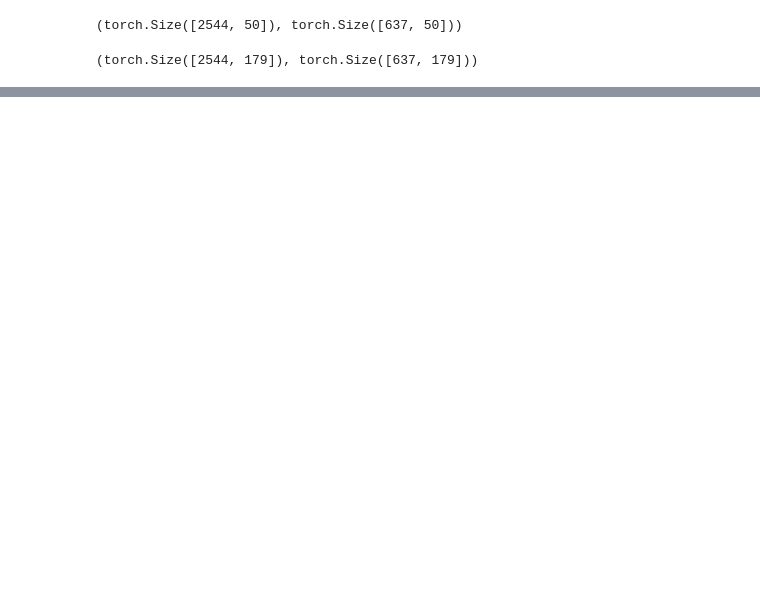
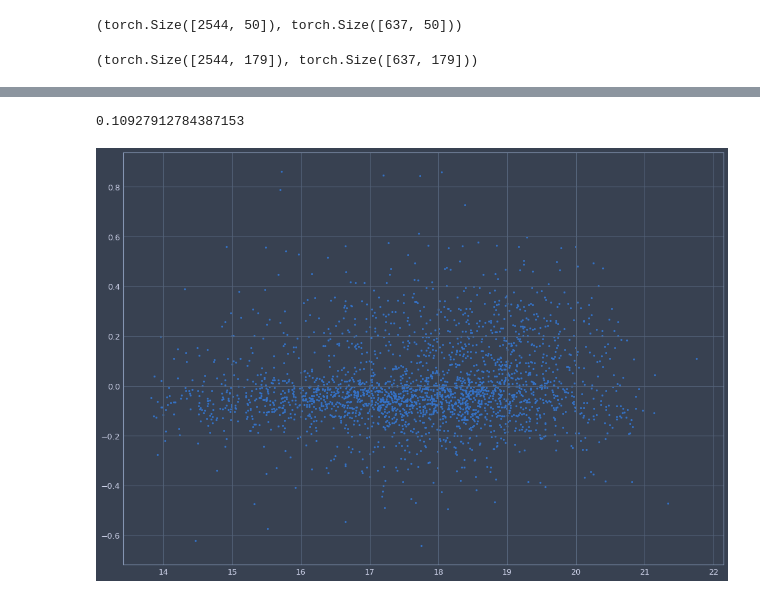
Before and after one commit to alex-medvedev-msc/FDS2020_Actors, a Jupyter notebook: query.ipynb, the cells around one changed output, grey strips where cells are left out. Saved outputs shown, nothing was run; the diff lists cells and outputs as text; code cells hidden in the pictures; blank space fills up the shorter version.

```diff
--- a/query.ipynb
+++ b/query.ipynb
@@ -407,9 +450,0 @@ Linear regression MSE: 1.9235, mean baseline mse: 1.9978
-# %%
-lr = LinearRegression()
-lr.fit(X_train.numpy(), y_train.numpy())
-y_pred = lr.predict(X_test.numpy())
-mse = mean_squared_error(y_test.numpy(), y_pred)
-
-y_mean = np.zeros(y_test.shape) + y_train.numpy().mean()
-mean_mse = mean_squared_error(y_test.numpy(), y_mean)
-print(f'Linear regression MSE: {mse:.4f}, mean baseline mse: {mean_mse:.4f}')
@@ -450,11 +450,0 @@ array([[2.111947 , 2.0980647, 2.2082143, 2.0721154, 2.107735 ],
-# %%
-from sklearn.linear_model import LassoCV
-
-lr = LassoCV(eps=1e-2)
-lr.fit(X_train.numpy(), y_train.numpy())
-y_pred = lr.predict(X_test.numpy())
-mse = mean_squared_error(y_test.numpy(), y_pred)
-
-y_mean = np.zeros(y_test.shape) + y_train.numpy().mean()
-mean_mse = mean_squared_error(y_test.numpy(), y_mean)
-print(f'Linear regression MSE: {mse:.4f}, mean baseline mse: {mean_mse:.4f}')
@@ -462,0 +648,10 @@ Linear regression MSE: 1.8263, mean baseline mse: 1.9978
+# %%
+y_train_dec = lr_dec.predict(reg_train.numpy())
+y_train_lr = lr.predict(X_train.numpy())
+
+movies = loader.data_train.loc[:, ['title_x']]
+movies.loc[:, 'log_revenue'] = y_train.numpy()
+movies.loc[:, 'dec_revenue'] = y_train_dec
+movies.loc[:, 'uncorrected_revenue'] = y_train_lr
+movies.loc[:, 'revenue_diff'] = y_train_dec - y_train_lr
+movies.sort_values(by='revenue_diff', ascending=False).head(25)
@@ -462,0 +696,16 @@ Linear regression MSE: 1.8263, mean baseline mse: 1.9978
+# %%
+import matplotlib.pyplot as plt
+%matplotlib inline
+
+from jupyterthemes import jtplot
+jtplot.style()
+
+
+corr = np.corrcoef(movies.log_revenue, movies.revenue_diff, rowvar=False)
+print(corr[0, 1])
+plt.figure(figsize=(17, 12))
+plt.scatter(movies.log_revenue, movies.revenue_diff, s=9)
+plt.show()
+# %% [output]
+0.10927912784387153
+[figure, added]
```
Also changed, not shown: parts of 28 cells of this notebook.
